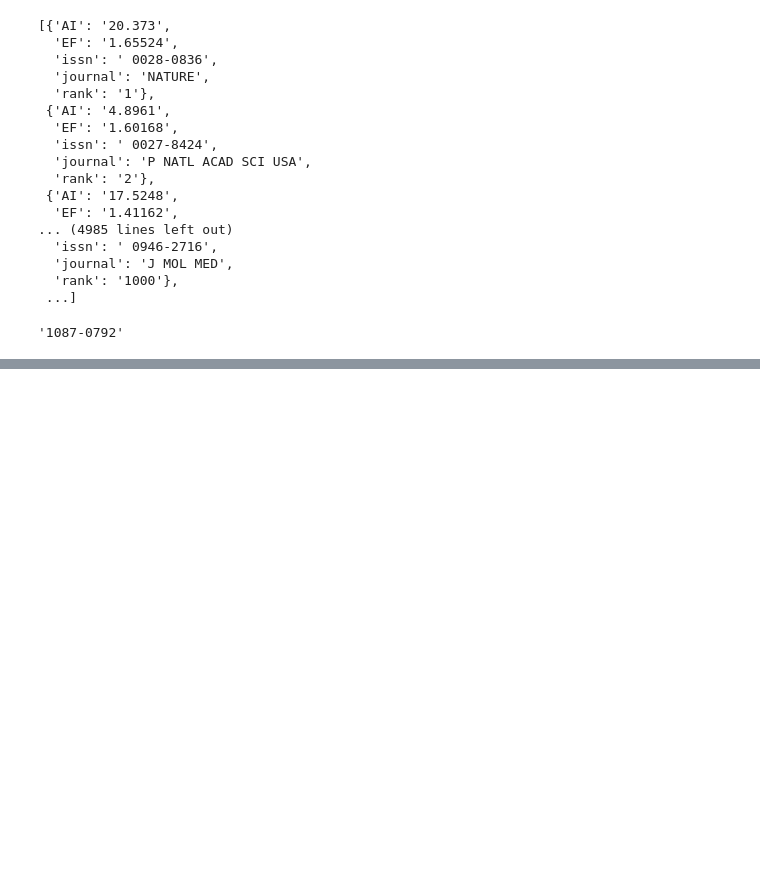
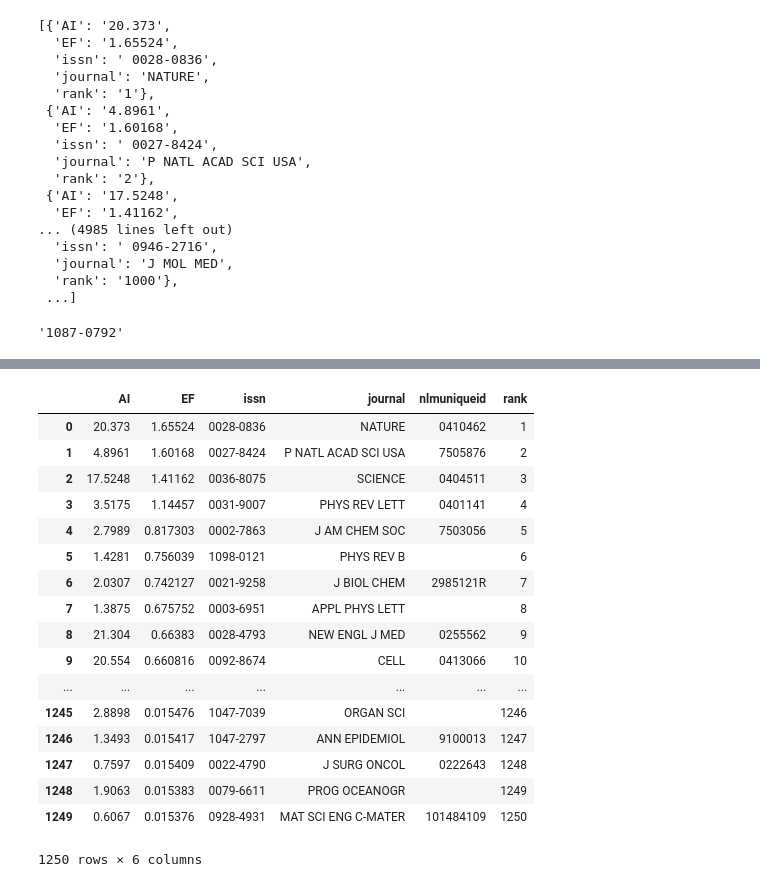
Before and after one commit to shinwachi/cs109_firstOrPerish, a Jupyter notebook: data_munging/getEigenFactor.ipynb, the cells around one changed output, grey strips where cells are left out. Cells and saved outputs as stored; diff of their text form; code cells hidden in the pictures; blank space fills up the shorter version.

```diff
--- a/data_munging/getEigenFactor.ipynb
+++ b/data_munging/getEigenFactor.ipynb
@@ -403,3 +403,26 @@ eigenfactors
   'nlmuniqueid': '9504370',
   'rank': '1000'},
  ...]
+# %%
+from pandas import DataFrame
+eigenfactorsDF = DataFrame(eigenfactors)
+eigenfactorsDF
+# %% [output]
+|  | AI | EF | issn | journal | nlmuniqueid | rank |
+| 0 | 20.373 | 1.65524 | 0028-0836 | NATURE | 0410462 | 1 |
+| 1 | 4.8961 | 1.60168 | 0027-8424 | P NATL ACAD SCI USA | 7505876 | 2 |
+| 2 | 17.5248 | 1.41162 | 0036-8075 | SCIENCE | 0404511 | 3 |
+| 3 | 3.5175 | 1.14457 | 0031-9007 | PHYS REV LETT | 0401141 | 4 |
+| 4 | 2.7989 | 0.817303 | 0002-7863 | J AM CHEM SOC | 7503056 | 5 |
+| 5 | 1.4281 | 0.756039 | 1098-0121 | PHYS REV B |  | 6 |
+| 6 | 2.0307 | 0.742127 | 0021-9258 | J BIOL CHEM | 2985121R | 7 |
+| 7 | 1.3875 | 0.675752 | 0003-6951 | APPL PHYS LETT |  | 8 |
+| 8 | 21.304 | 0.66383 | 0028-4793 | NEW ENGL J MED | 0255562 | 9 |
+| 9 | 20.554 | 0.660816 | 0092-8674 | CELL | 0413066 | 10 |
+| ... | ... | ... | ... | ... | ... | ... |
+| 1245 | 2.8898 | 0.015476 | 1047-7039 | ORGAN SCI |  | 1246 |
+| 1246 | 1.3493 | 0.015417 | 1047-2797 | ANN EPIDEMIOL | 9100013 | 1247 |
+| 1247 | 0.7597 | 0.015409 | 0022-4790 | J SURG ONCOL | 0222643 | 1248 |
+| 1248 | 1.9063 | 0.015383 | 0079-6611 | PROG OCEANOGR |  | 1249 |
+| 1249 | 0.6067 | 0.015376 | 0928-4931 | MAT SCI ENG C-MATER | 101484109 | 1250 |
+1250 rows × 6 columns
```
Also changed, not shown: parts of 3 cells of this notebook, 1 other file.
